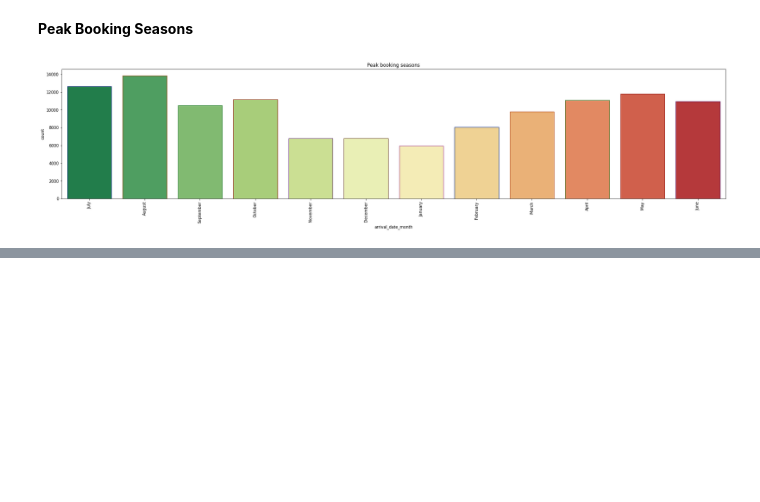
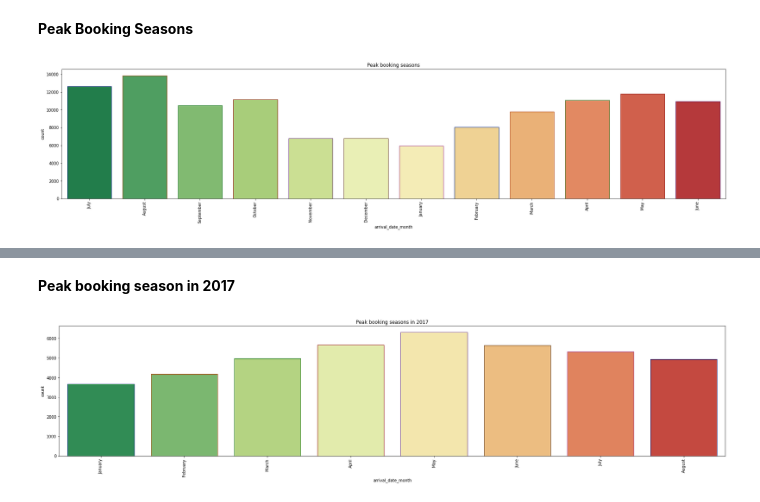
Before and after one commit to kartikay89/Data-Analysis, a Jupyter notebook: HotelBookings.ipynb, the cells around one changed output, grey strips where cells are left out. Saved outputs shown, nothing was run; the diff lists cells and outputs as text; code cells hidden in the pictures; blank space fills up the shorter version.

```diff
--- a/HotelBookings.ipynb
+++ b/HotelBookings.ipynb
@@ -214,0 +243,12 @@ plt.show()
+# %% [markdown]
+**Peak booking season in 2017**
+# %%
+yearTwentySeventeenDF = hotelDemands.loc[hotelDemands['arrival_date_year'] == 2017]
+plt.subplots(figsize=(30,6))
+sns.countplot('arrival_date_month', data=yearTwentySeventeenDF ,palette='RdYlGn_r',edgecolor=sns.color_palette('dark',7))
+plt.xticks(rotation=90)
+plt.ticklabel_format(style='plain', axis='y')
+plt.title('Peak booking seasons in 2017')
+plt.show()
+# %% [output]
+[figure, added]
```
Also changed, not shown: parts of 5 cells of this notebook.
